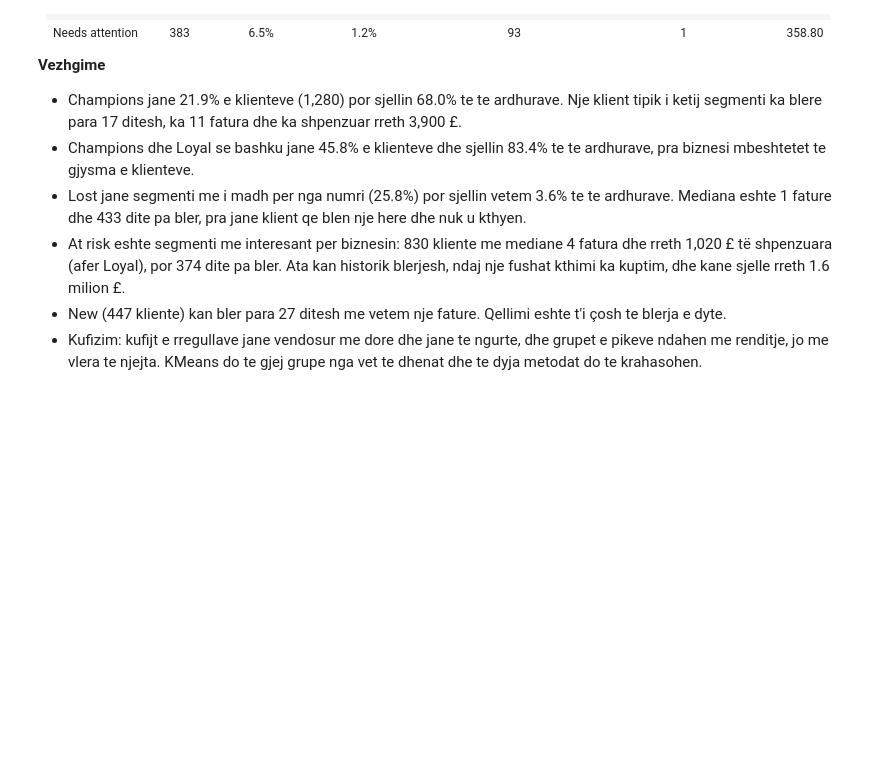
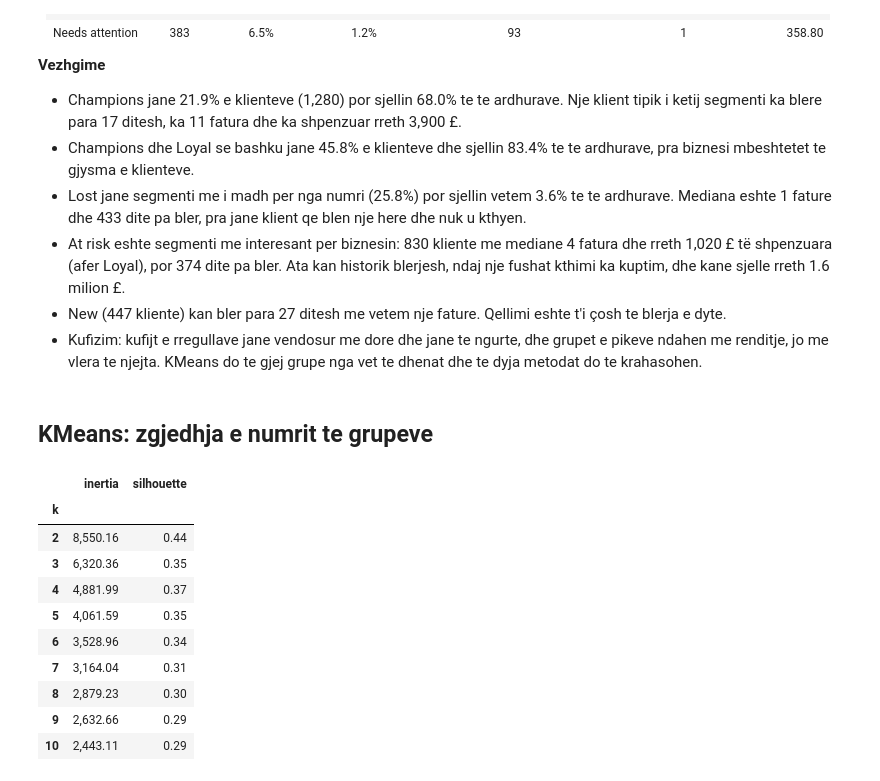
Before and after one commit to Dua-Gashi/online-retail-customer-analytics, a Jupyter notebook: notebooks/02_segmentation.ipynb, the cells around one changed output. Drawn from its saved outputs; the diff is of its cells as text; code cells hidden in the pictures; blank space fills up the shorter version.

```diff
--- a/notebooks/02_segmentation.ipynb
+++ b/notebooks/02_segmentation.ipynb
@@ -110,3 +110,22 @@ plt.show()
 - At risk eshte segmenti me interesant per biznesin: 830 kliente me mediane 4 fatura dhe rreth 1,020 £ të shpenzuara (afer Loyal), por 374 dite pa bler. Ata kan historik blerjesh, ndaj nje fushat kthimi ka kuptim, dhe kane sjelle rreth 1.6 milion £.
 - New (447 kliente) kan bler para 27 ditesh me vetem nje fature. Qellimi eshte t'i çosh te blerja e dyte.
 - Kufizim: kufijt e rregullave jane vendosur me dore dhe jane te ngurte, dhe grupet e pikeve ndahen me renditje, jo me vlera te njejta. KMeans do te gjej grupe nga vet te dhenat dhe te dyja metodat do te krahasohen.
+# %% [markdown]
+## KMeans: zgjedhja e numrit te grupeve
+# %%
+from src.segmentation import evaluate_kmeans
+
+results = evaluate_kmeans(scaled)
+results.round(3)
+# %% [output]
+|  | inertia | silhouette |
+| k |  |  |
+| 2 | 8,550.16 | 0.44 |
+| 3 | 6,320.36 | 0.35 |
+| 4 | 4,881.99 | 0.37 |
+| 5 | 4,061.59 | 0.35 |
+| 6 | 3,528.96 | 0.34 |
+| 7 | 3,164.04 | 0.31 |
+| 8 | 2,879.23 | 0.30 |
+| 9 | 2,632.66 | 0.29 |
+| 10 | 2,443.11 | 0.29 |
```
Also changed, not shown: parts of 2 cells of this notebook, 1 other file.
